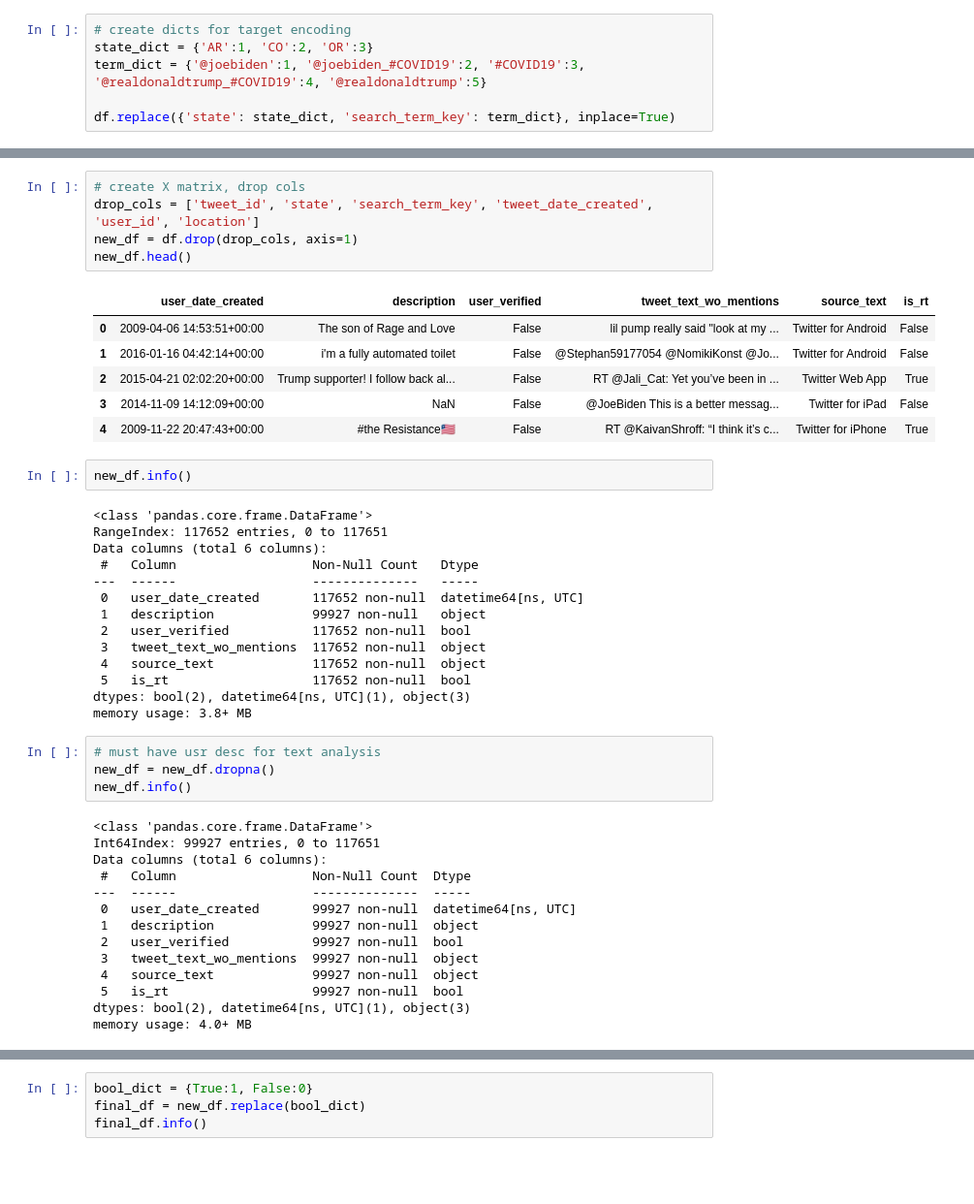
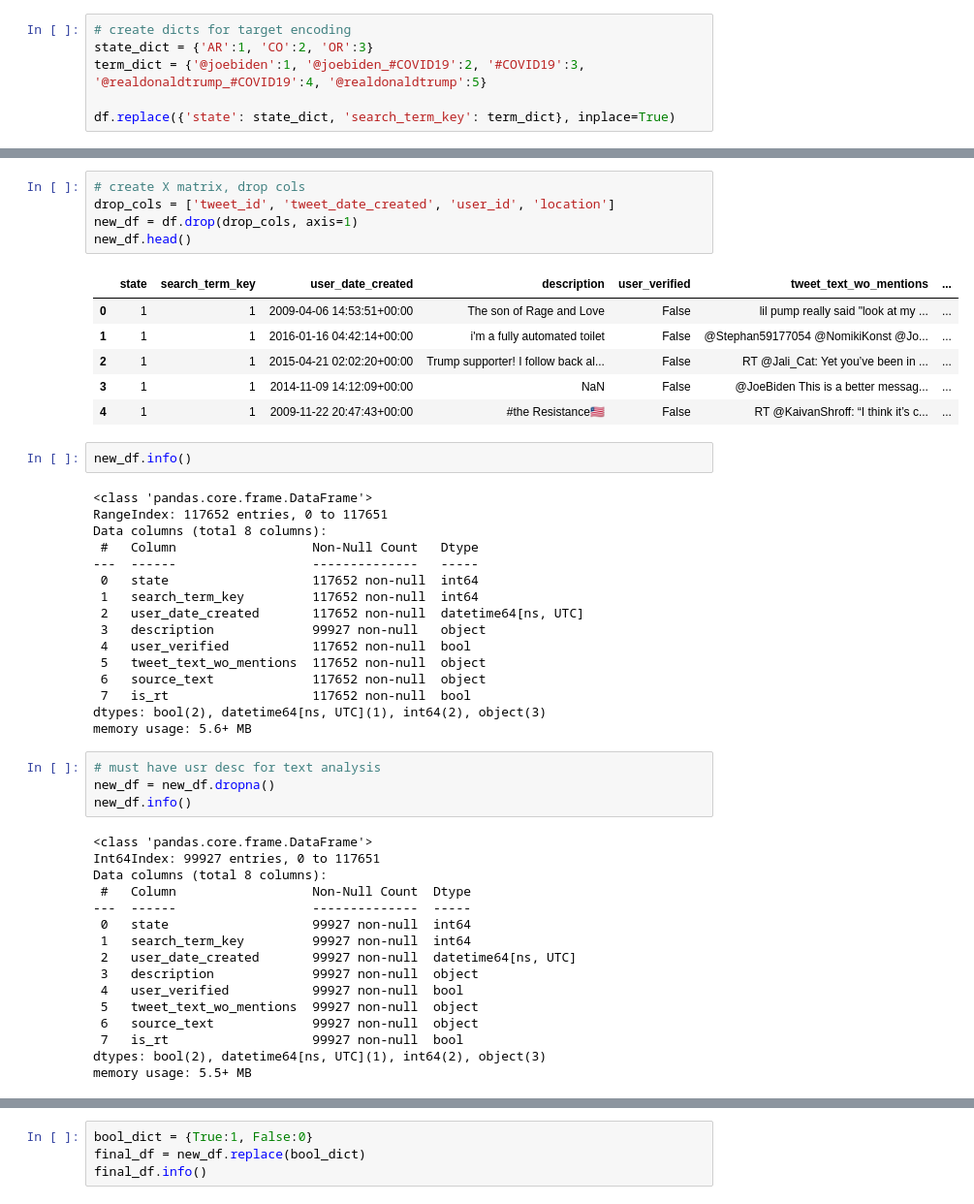
Before and after one commit to connorslagle/micro-blog-demo-targeting, a Jupyter notebook: notebooks/Untitled.ipynb, the cells around one changed output, grey strips where cells are left out. Shown: that part at 97% size. Cells and saved outputs as stored; diff of their text form; blank space fills up the shorter version.

```diff
--- a/notebooks/Untitled.ipynb
+++ b/notebooks/Untitled.ipynb
@@ -103,31 +86,33 @@ targets
 # %%
 # create X matrix, drop cols
-drop_cols = ['tweet_id', 'state', 'search_term_key', 'tweet_date_created', 'user_id', 'location']
+drop_cols = ['tweet_id', 'tweet_date_created', 'user_id', 'location']
 new_df = df.drop(drop_cols, axis=1)
 new_df.head()
 # %% [output]
-|  | user_date_created | description | user_verified | tweet_text_wo_mentions | source_text | is_rt |
-| 0 | 2009-04-06 14:53:51+00:00 | The son of Rage and Love | False | lil pump really said "look at my ... | Twitter for Android | False |
-| 1 | 2016-01-16 04:42:14+00:00 | i'm a fully automated toilet | False | @Stephan59177054 @NomikiKonst @Jo... | Twitter for Android | False |
-| 2 | 2015-04-21 02:02:20+00:00 | Trump supporter! I follow back al... | False | RT @Jali_Cat: Yet you’ve been in ... | Twitter Web App | True |
-| 3 | 2014-11-09 14:12:09+00:00 | NaN | False | @JoeBiden This is a better messag... | Twitter for iPad | False |
-| 4 | 2009-11-22 20:47:43+00:00 | #the Resistance🇱🇷 | False | RT @KaivanShroff: “I think it’s c... | Twitter for iPhone | True |
+|  | state | search_term_key | user_date_created | description | user_verified | tweet_text_wo_mentions | ... |
+| 0 | 1 | 1 | 2009-04-06 14:53:51+00:00 | The son of Rage and Love | False | lil pump really said "look at my ... | ... |
+| 1 | 1 | 1 | 2016-01-16 04:42:14+00:00 | i'm a fully automated toilet | False | @Stephan59177054 @NomikiKonst @Jo... | ... |
+| 2 | 1 | 1 | 2015-04-21 02:02:20+00:00 | Trump supporter! I follow back al... | False | RT @Jali_Cat: Yet you’ve been in ... | ... |
+| 3 | 1 | 1 | 2014-11-09 14:12:09+00:00 | NaN | False | @JoeBiden This is a better messag... | ... |
+| 4 | 1 | 1 | 2009-11-22 20:47:43+00:00 | #the Resistance🇱🇷 | False | RT @KaivanShroff: “I think it’s c... | ... |
 # %%
 new_df.info()
 # %% [output]
 <class 'pandas.core.frame.DataFrame'>
 RangeIndex: 117652 entries, 0 to 117651
-Data columns (total 6 columns):
+Data columns (total 8 columns):
  #   Column                  Non-Null Count   Dtype
 ---  ------                  --------------   -----
- 0   user_date_created       117652 non-null  datetime64[ns, UTC]
- 1   description             99927 non-null   object
- 2   user_verified           117652 non-null  bool
- 3   tweet_text_wo_mentions  117652 non-null  object
- 4   source_text             117652 non-null  object
- 5   is_rt                   117652 non-null  bool
-dtypes: bool(2), datetime64[ns, UTC](1), object(3)
-memory usage: 3.8+ MB
+ 0   state                   117652 non-null  int64
+ 1   search_term_key         117652 non-null  int64
+ 2   user_date_created       117652 non-null  datetime64[ns, UTC]
+ 3   description             99927 non-null   object
+ 4   user_verified           117652 non-null  bool
+ 5   tweet_text_wo_mentions  117652 non-null  object
+ 6   source_text             117652 non-null  object
+ 7   is_rt                   117652 non-null  bool
+dtypes: bool(2), datetime64[ns, UTC](1), int64(2), object(3)
+memory usage: 5.6+ MB
 # %%
 # must have usr desc for text analysis
 new_df = new_df.dropna()
@@ -135,14 +120,16 @@ new_df.info()
 # %% [output]
 <class 'pandas.core.frame.DataFrame'>
 Int64Index: 99927 entries, 0 to 117651
-Data columns (total 6 columns):
+Data columns (total 8 columns):
  #   Column                  Non-Null Count  Dtype
 ---  ------                  --------------  -----
- 0   user_date_created       99927 non-null  datetime64[ns, UTC]
- 1   description             99927 non-null  object
- 2   user_verified           99927 non-null  bool
- 3   tweet_text_wo_mentions  99927 non-null  object
- 4   source_text             99927 non-null  object
- 5   is_rt                   99927 non-null  bool
-dtypes: bool(2), datetime64[ns, UTC](1), object(3)
-memory usage: 4.0+ MB
+ 0   state                   99927 non-null  int64
+ 1   search_term_key         99927 non-null  int64
+ 2   user_date_created       99927 non-null  datetime64[ns, UTC]
+ 3   description             99927 non-null  object
+ 4   user_verified           99927 non-null  bool
+ 5   tweet_text_wo_mentions  99927 non-null  object
+ 6   source_text             99927 non-null  object
+ 7   is_rt                   99927 non-null  bool
+dtypes: bool(2), datetime64[ns, UTC](1), int64(2), object(3)
+memory usage: 5.5+ MB
```
Also changed, not shown: parts of 41 cells of this notebook.
